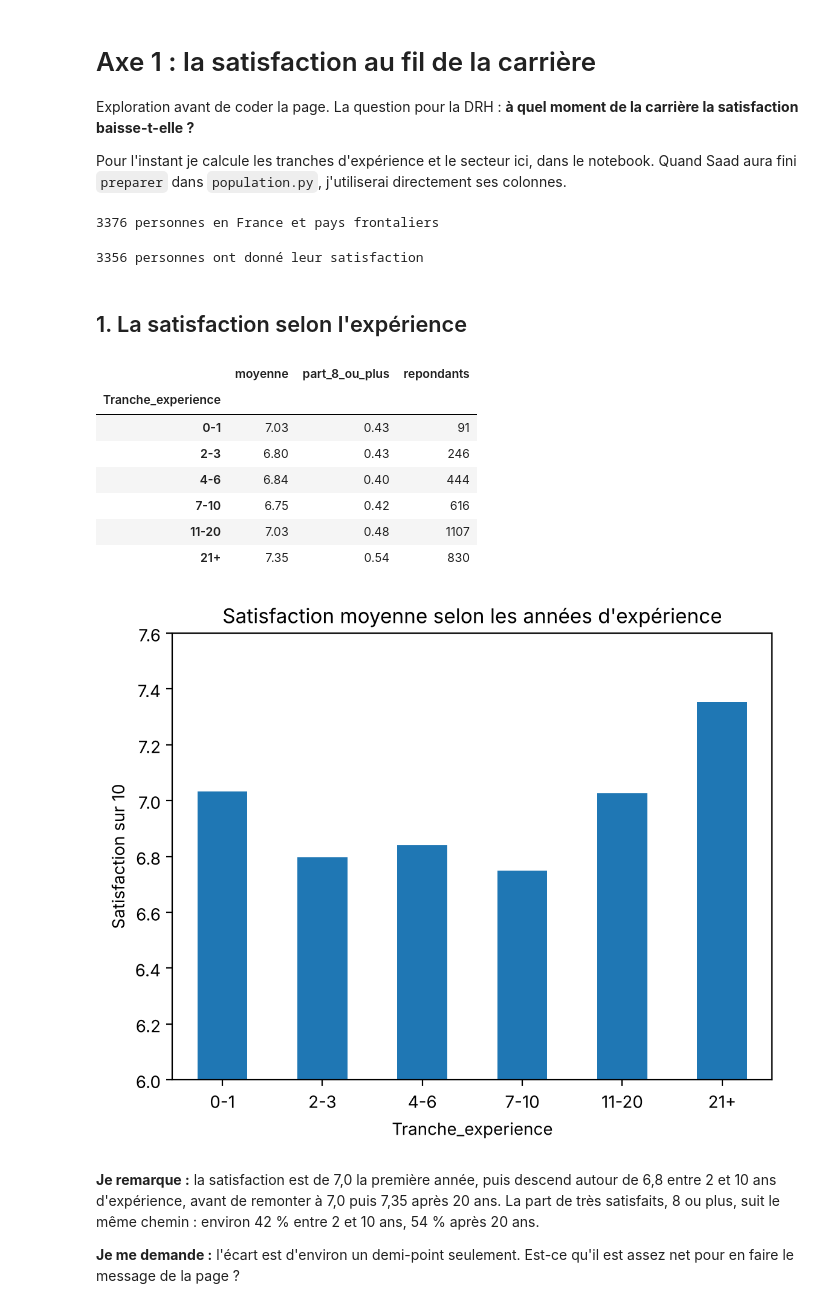
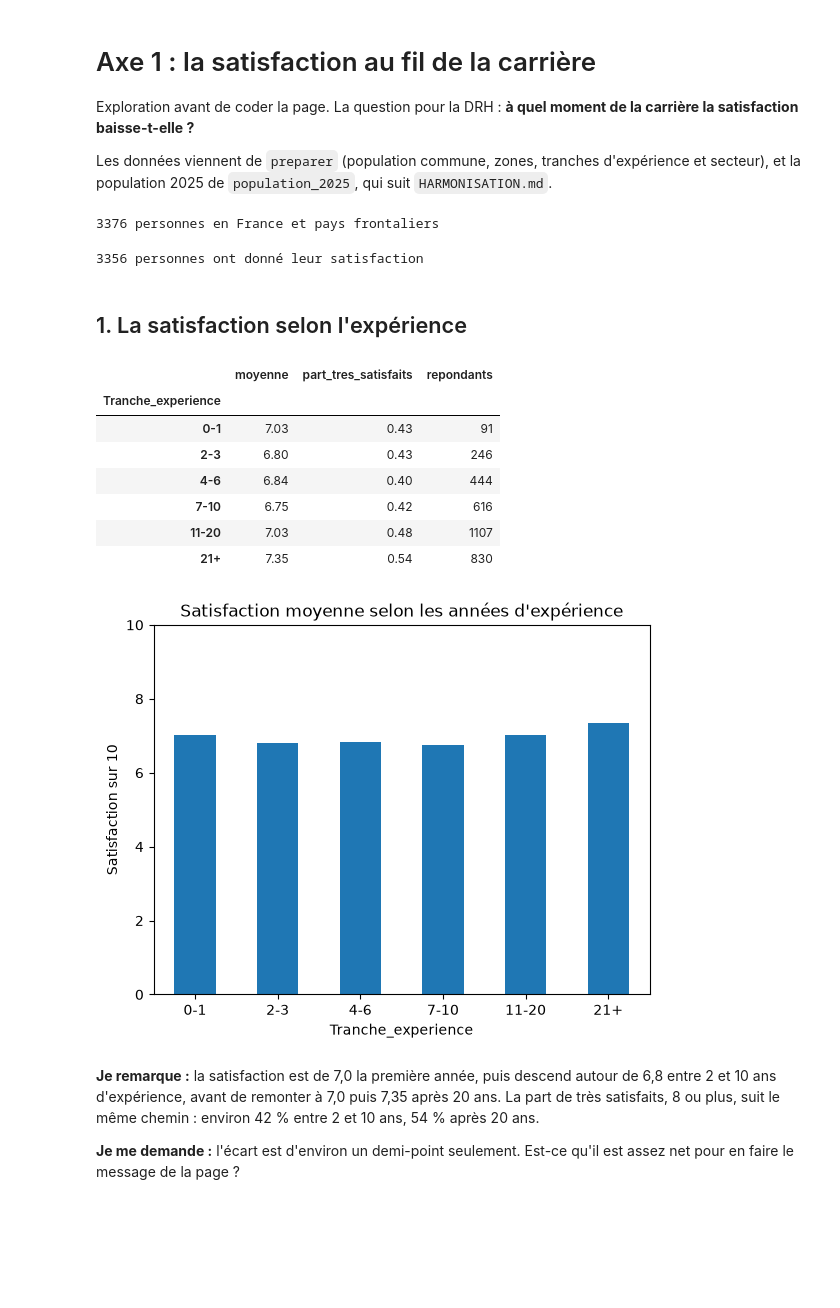
Before and after one commit to Amineelantari/projet-datavis-so2026, a Jupyter notebook: notebooks/axe1_satisfaction.ipynb, the cells around one changed output. Drawn from its saved outputs; the diff is of its cells as text; code cells hidden in the pictures; blank space fills up the shorter version.

Commit message:
Axe 1 : notebook mis à jour avec preparer et la population 2025 de HARMONISATION.md

```diff
--- a/notebooks/axe1_satisfaction.ipynb
+++ b/notebooks/axe1_satisfaction.ipynb
@@ -3,7 +3,7 @@
 
 Exploration avant de coder la page. La question pour la DRH : **à quel moment de la carrière la satisfaction baisse-t-elle ?**
 
-Pour l'instant je calcule les tranches d'expérience et le secteur ici, dans le notebook. Quand Saad aura fini `preparer` dans `population.py`, j'utiliserai directement ses colonnes.
+Les données viennent de `preparer` (population commune, zones, tranches d'expérience et secteur), et la population 2025 de `population_2025`, qui suit `HARMONISATION.md`.
 # %%
 import sys
 sys.path.append("..")
@@ -11,55 +11,42 @@ sys.path.append("..")
 import pandas as pd
 import matplotlib.pyplot as plt
 from analyse.chargement import charger
-from analyse.population import population_principale, ajouter_zone
+from analyse.population import preparer
+from analyse.axe_1 import population_2025, satisfaction_par_experience, comparaison_2025
 
-donnees = ajouter_zone(population_principale(charger(2026)))
+donnees = preparer(charger(2026))
 
 # zone par défaut du projet : France et pays frontaliers
 zone = donnees[donnees["Zone"].isin(["France", "Pays frontaliers"])].copy()
 print(len(zone), "personnes en France et pays frontaliers")
 # %% [output]
 3376 personnes en France et pays frontaliers
-# %%
-# en attendant preparer : les tranches d'expérience et le secteur
-bornes = [-1, 1, 3, 6, 10, 20, 100]
-noms = ["0-1", "2-3", "4-6", "7-10", "11-20", "21+"]
-zone["Tranche_experience"] = pd.cut(pd.to_numeric(zone["WorkExp"], errors="coerce"), bornes, labels=noms)
-
-esn = "IT services, consulting, systems integration, or managed services"
-zone["Secteur"] = "Autre secteur"
-zone.loc[zone["Industry"] == esn, "Secteur"] = "ESN"
-zone.loc[zone["Industry"] == "Software development", "Secteur"] = "Éditeur de logiciels"
-
-# on garde ceux qui ont donné leur satisfaction
-notes = zone.dropna(subset=["JobSat"])
-print(len(notes), "personnes ont donné leur satisfaction")
-# %% [output]
-3356 personnes ont donné leur satisfaction
+# %%
+# on garde ceux qui ont donné leur satisfaction
+notes = zone.dropna(subset=["JobSat"])
+print(len(notes), "personnes ont donné leur satisfaction")
+# %% [output]
+3356 personnes ont donné leur satisfaction
 # %% [markdown]
 ## 1. La satisfaction selon l'expérience
 # %%
-par_experience = notes.groupby("Tranche_experience", observed=True)["JobSat"].agg(
-    moyenne="mean",
-    part_8_ou_plus=lambda s: (s >= 8).mean(),
-    repondants="size",
-)
+par_experience = satisfaction_par_experience(zone).set_index("Tranche_experience")
 display(par_experience.round(2))
 
 par_experience["moyenne"].plot.bar(rot=0, title="Satisfaction moyenne selon les années d'expérience")
-plt.ylim(6, 7.6)
+plt.ylim(0, 10)
 plt.ylabel("Satisfaction sur 10")
 plt.show()
 # %% [output]
-|  | moyenne | part_8_ou_plus | repondants |
+|  | moyenne | part_tres_satisfaits | repondants |
 | Tranche_experience |  |  |  |
 | 0-1 | 7.03 | 0.43 | 91 |
 | 2-3 | 6.80 | 0.43 | 246 |
 | 4-6 | 6.84 | 0.40 | 444 |
 | 7-10 | 6.75 | 0.42 | 616 |
 | 11-20 | 7.03 | 0.48 | 1107 |
 | 21+ | 7.35 | 0.54 | 830 |
-[figure, old version]
+[figure, new version]
 # %% [markdown]
 **Je remarque :** la satisfaction est de 7,0 la première année, puis descend autour de 6,8 entre 2 et 10 ans d'expérience, avant de remonter à 7,0 puis 7,35 après 20 ans. La part de très satisfaits, 8 ou plus, suit le même chemin : environ 42 % entre 2 et 10 ans, 54 % après 20 ans.
 
```
Also changed, not shown: parts of 5 cells of this notebook.
